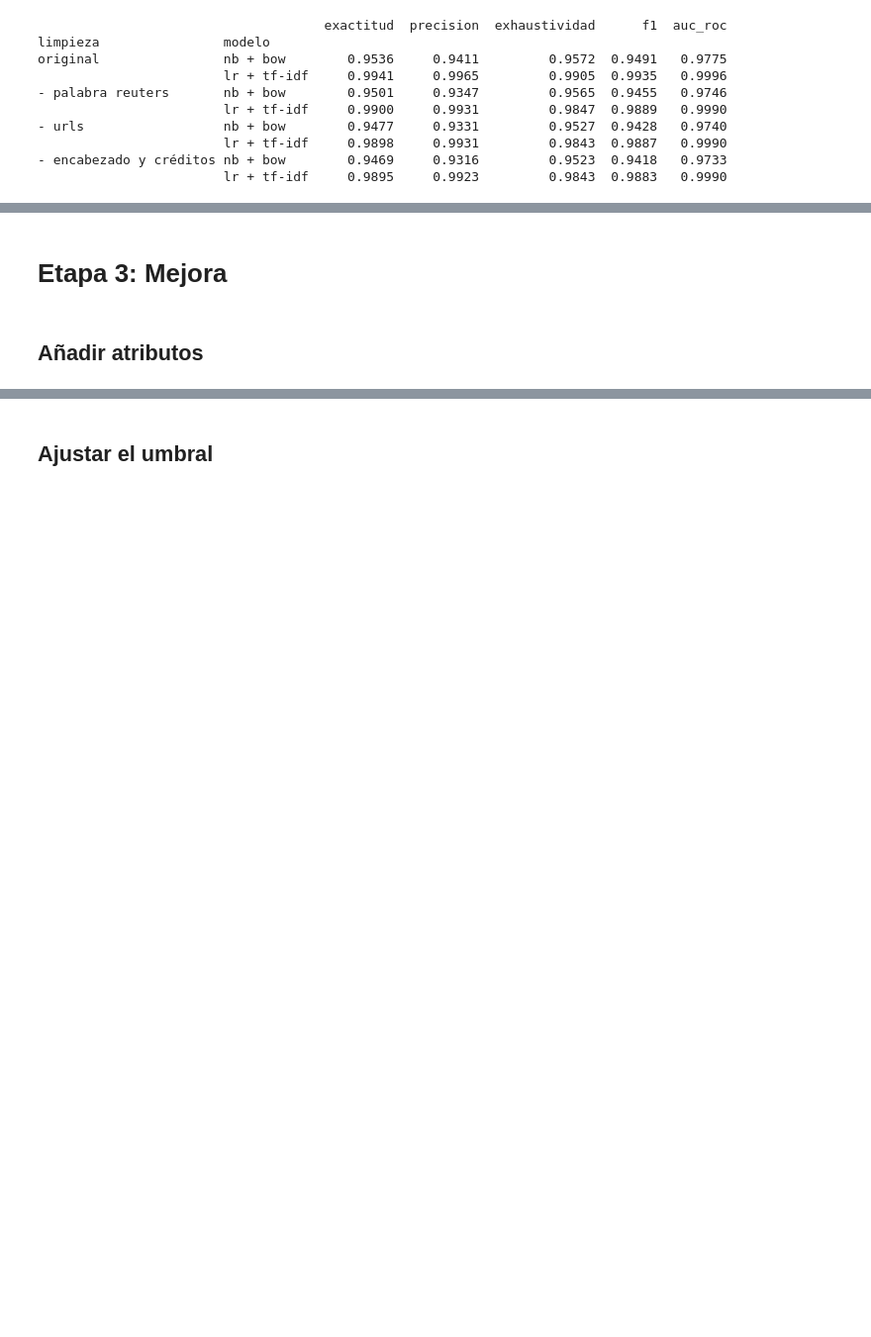
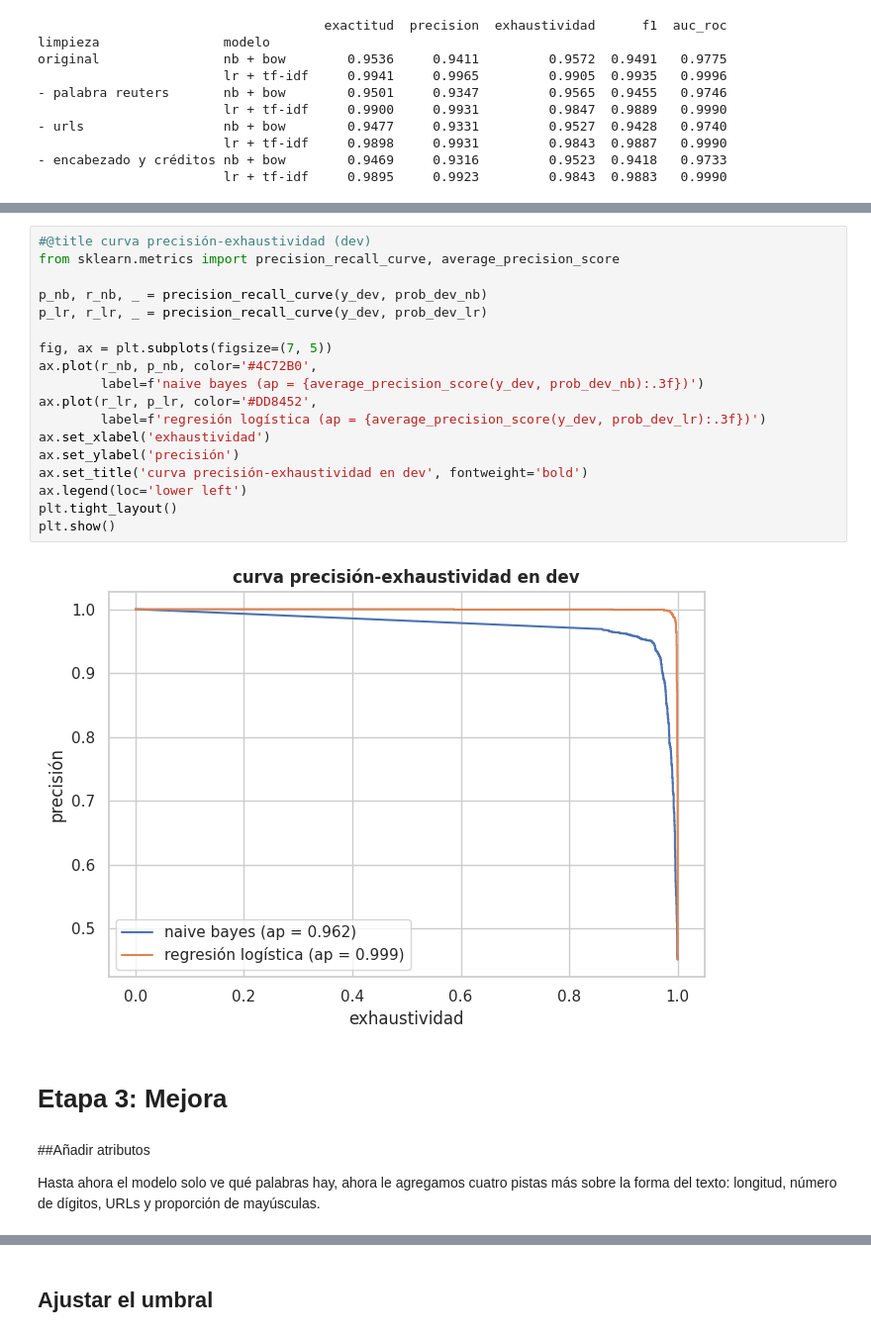
Before and after one commit to kao05/SpamAnalysis-TextMining, a Jupyter notebook: Project_FakeNews.ipynb, the cells around one changed output, grey strips where cells are left out. Shown at 99% size. Cells and saved outputs as stored; diff of their text form; blank space fills up the shorter version.

```diff
--- a/Project_FakeNews.ipynb
+++ b/Project_FakeNews.ipynb
@@ -1610,4 +1690,26 @@ original                nb + bow        0.9536     0.9411         0.9572  0.9491
+# %%
+#@title curva precisión-exhaustividad (dev)
+from sklearn.metrics import precision_recall_curve, average_precision_score
+
+p_nb, r_nb, _ = precision_recall_curve(y_dev, prob_dev_nb)
+p_lr, r_lr, _ = precision_recall_curve(y_dev, prob_dev_lr)
+
+fig, ax = plt.subplots(figsize=(7, 5))
+ax.plot(r_nb, p_nb, color='#4C72B0',
+        label=f'naive bayes (ap = {average_precision_score(y_dev, prob_dev_nb):.3f})')
+ax.plot(r_lr, p_lr, color='#DD8452',
+        label=f'regresión logística (ap = {average_precision_score(y_dev, prob_dev_lr):.3f})')
+ax.set_xlabel('exhaustividad')
+ax.set_ylabel('precisión')
+ax.set_title('curva precisión-exhaustividad en dev', fontweight='bold')
+ax.legend(loc='lower left')
+plt.tight_layout()
+plt.show()
+# %% [output]
+[figure, added]
 # %% [markdown]
 # Etapa 3: Mejora
-# %% [markdown]
-## Añadir atributos
+# %% [markdown]
+##Añadir atributos
+
+Hasta ahora el modelo solo ve qué palabras hay, ahora le agregamos cuatro pistas más sobre la forma del texto: longitud, número de dígitos, URLs y proporción de mayúsculas.
```
Also changed, not shown: parts of 6 cells of this notebook.
